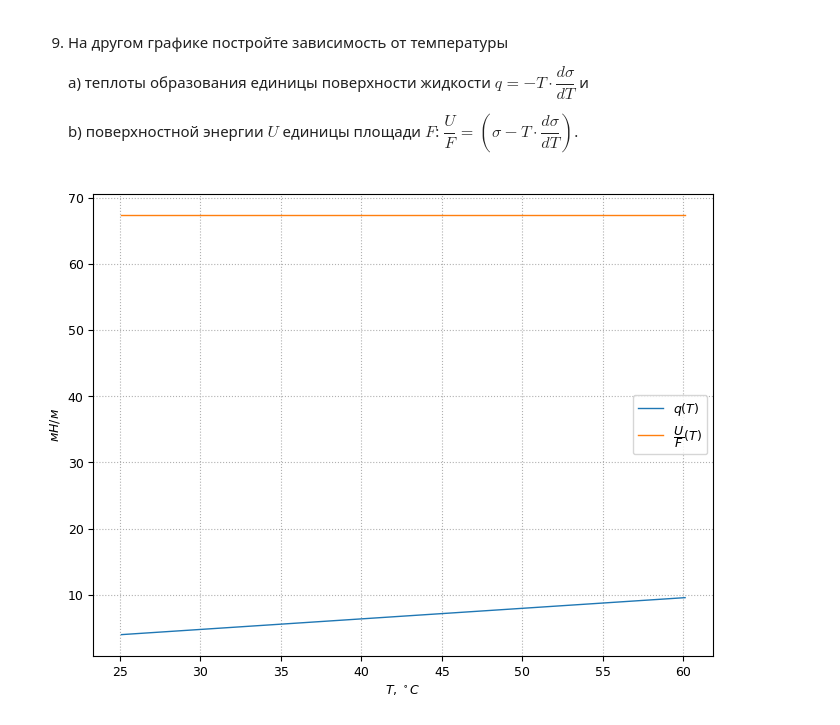
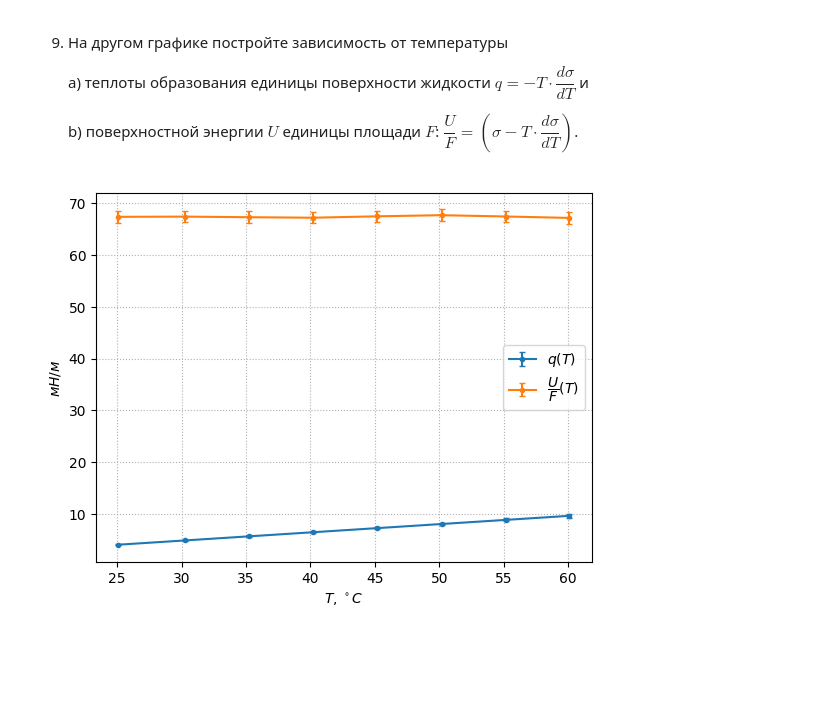
Before and after one commit to MichaelShulga/labs-mipt, a Jupyter notebook: 2.5.1/main.ipynb, the cells around one changed output. Drawn from its saved outputs; the diff is of its cells as text; code cells hidden in the pictures; blank space fills up the shorter version.

```diff
--- a/2.5.1/main.ipynb
+++ b/2.5.1/main.ipynb
@@ -4,12 +4,16 @@ import pandas as pd
 from scipy.optimize import curve_fit
 
 import matplotlib.pyplot as plt
-plt.rcParams['lines.linewidth'] = 1
-plt.rcParams['font.size'] = 9
+# plt.rcParams['lines.linewidth'] = 1.5
+# plt.rcParams['font.size'] = 9
+# plt.rcParams["figure.figsize"] = (6.4, 4.8)
 plt.rcParams["axes.grid"] = True
 plt.rcParams["grid.linestyle"] = "dotted"
-plt.rcParams["figure.figsize"] = (8, 6)
+plt.rcParams["errorbar.capsize"] = 2
+plt.rcParams["savefig.dpi"] = 200
+# plt.rcParams["savefig.savefig.format"] = "svg"
 
 import pint
 from uncertainties import ufloat
+from uncertainties import unumpy
 ureg = pint.UnitRegistry()
@@ -170,25 +181,29 @@ plt.savefig("8.png", dpi=200)
 # %%
 x_name = r"$T$, $^\circ C$"
 y_name = r"$мН/м$"
 
-x_data = df_processed[x_name]
-
 plt.xlabel(x_name)
 plt.ylabel(y_name)
 
-plt.plot(
+y_data_ufloat1 = -x_data * k
+plt.errorbar(
     x_data,
-    -x_data * k.n,
+    unumpy.nominal_values(y_data_ufloat1),
+    yerr=unumpy.std_devs(y_data_ufloat1),
+    fmt='.-',
     label="$q(T)$"
 )
 
-plt.plot(
+y_data_ufloat2 = unumpy.uarray(y_data, y_err) - x_data * k
+plt.errorbar(
     x_data,
-    func(x_data, *popt) - x_data * k.n,
+    unumpy.nominal_values(y_data_ufloat2),
+    yerr=unumpy.std_devs(y_data_ufloat2),
+    fmt='.-',
     label="$\dfrac{{U}}{{F}}(T)$"
 )
 
 plt.legend()
-plt.savefig("9.png", dpi=200)
+plt.savefig("9")
 # %% [output]
-[figure, old version]
+[figure, new version]
```
Also changed, not shown: parts of 3 cells of this notebook, 2 other files.
